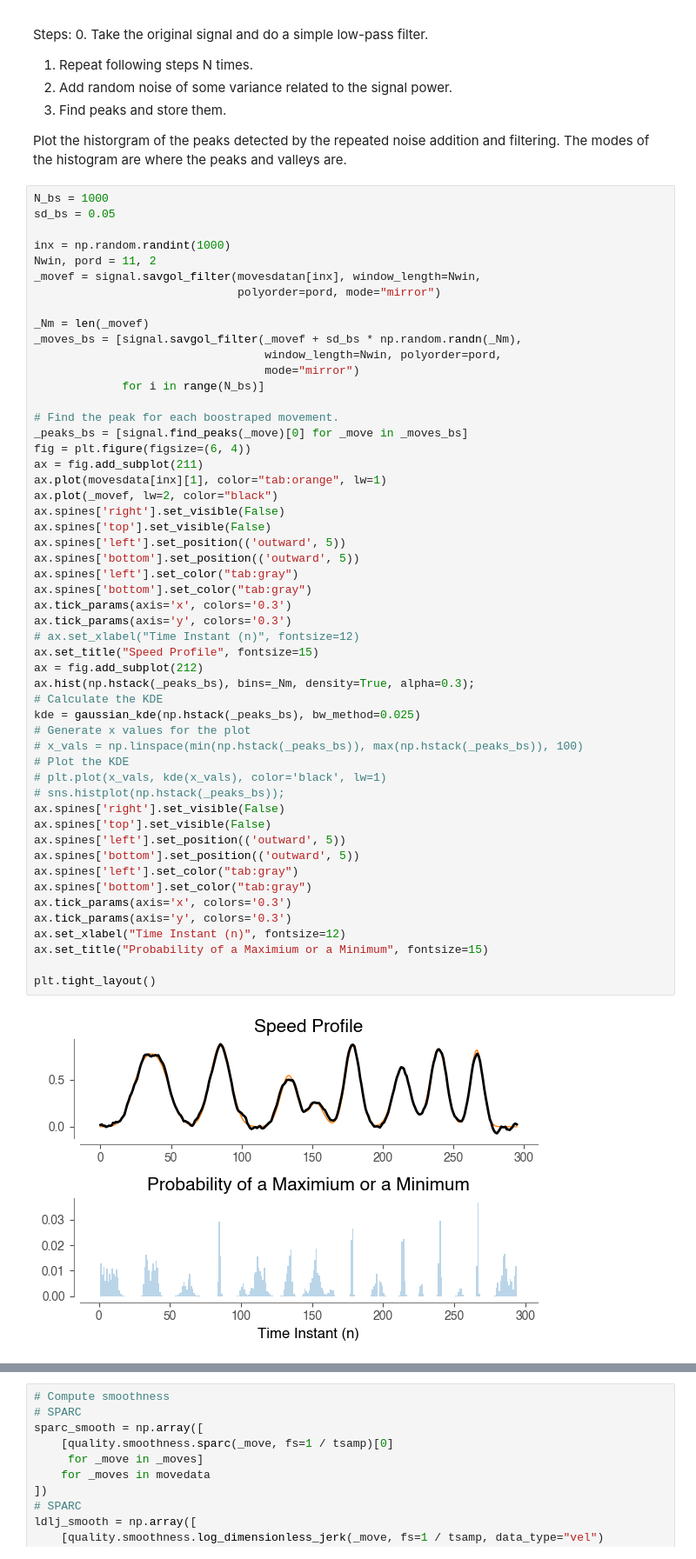
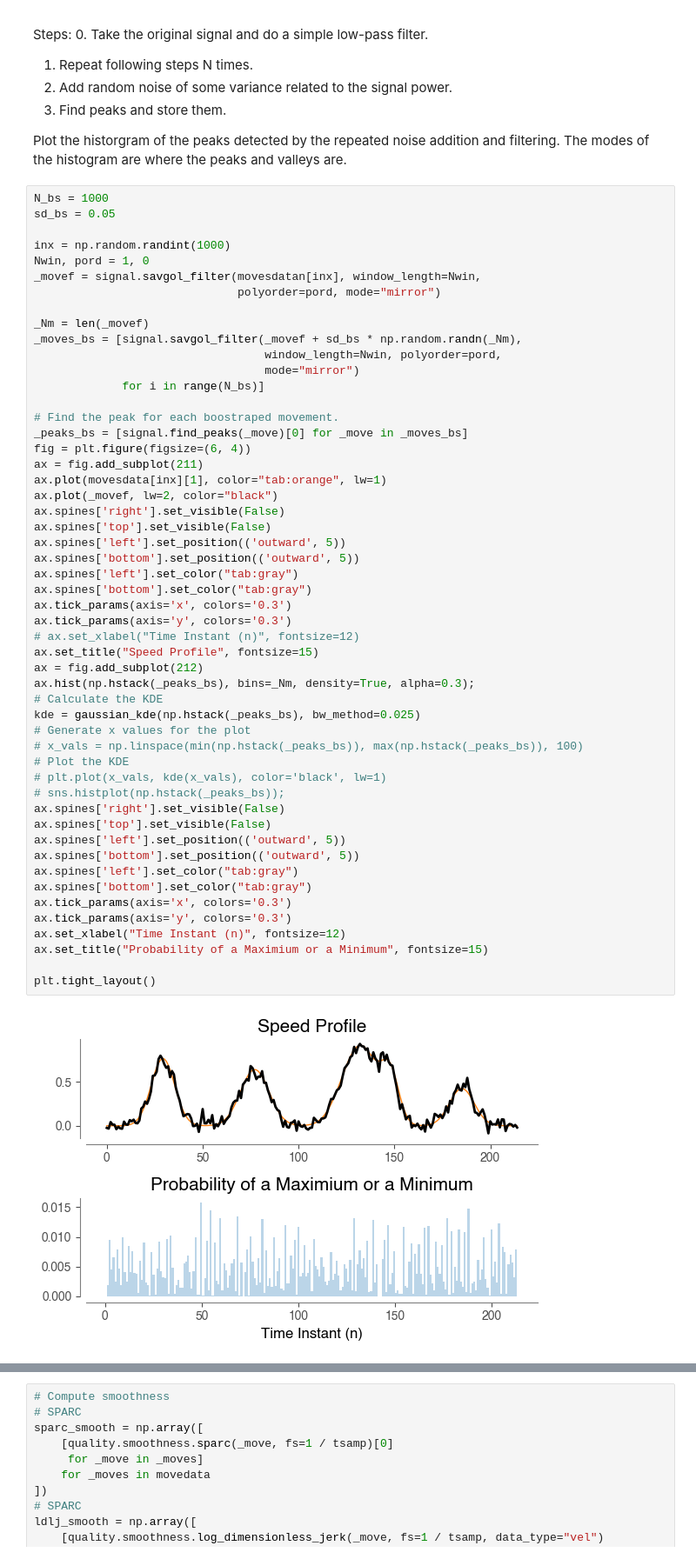
Before and after one commit to siva82kb/kinometrics, a Jupyter notebook: analysis/peak_metrics_smoothness.ipynb, the cells around one changed output, grey strips where cells are left out. Shown at 87% size. Saved outputs shown, nothing was run; the diff lists cells and outputs as text.

```diff
--- a/analysis/peak_metrics_smoothness.ipynb
+++ b/analysis/peak_metrics_smoothness.ipynb
@@ -75,7 +75,7 @@ N_bs = 1000
 sd_bs = 0.05
 
 inx = np.random.randint(1000)
-Nwin, pord = 11, 2
+Nwin, pord = 1, 0
 _movef = signal.savgol_filter(movesdatan[inx], window_length=Nwin,
                               polyorder=pord, mode="mirror")
 
@@ -96,31 +96,31 @@ ax.spines['top'].set_visible(False)
 ax.spines['left'].set_position(('outward', 5))
 ax.spines['bottom'].set_position(('outward', 5))
 ax.spines['left'].set_color("tab:gray")
 ax.spines['bottom'].set_color("tab:gray")
 ax.tick_params(axis='x', colors='0.3')
 ax.tick_params(axis='y', colors='0.3')
 # ax.set_xlabel("Time Instant (n)", fontsize=12)
 ax.set_title("Speed Profile", fontsize=15)
 ax = fig.add_subplot(212)
 ax.hist(np.hstack(_peaks_bs), bins=_Nm, density=True, alpha=0.3);
 # Calculate the KDE
 kde = gaussian_kde(np.hstack(_peaks_bs), bw_method=0.025)
 # Generate x values for the plot
 # x_vals = np.linspace(min(np.hstack(_peaks_bs)), max(np.hstack(_peaks_bs)), 100)
 # Plot the KDE
 # plt.plot(x_vals, kde(x_vals), color='black', lw=1)
 # sns.histplot(np.hstack(_peaks_bs));
 ax.spines['right'].set_visible(False)
 ax.spines['top'].set_visible(False)
 ax.spines['left'].set_position(('outward', 5))
 ax.spines['bottom'].set_position(('outward', 5))
 ax.spines['left'].set_color("tab:gray")
 ax.spines['bottom'].set_color("tab:gray")
 ax.tick_params(axis='x', colors='0.3')
 ax.tick_params(axis='y', colors='0.3')
 ax.set_xlabel("Time Instant (n)", fontsize=12)
 ax.set_title("Probability of a Maximium or a Minimum", fontsize=15)
 
 plt.tight_layout()
 # %% [output]
-[figure, old version]
+[figure, new version]
```
Also changed, not shown: parts of 2 cells of this notebook.
